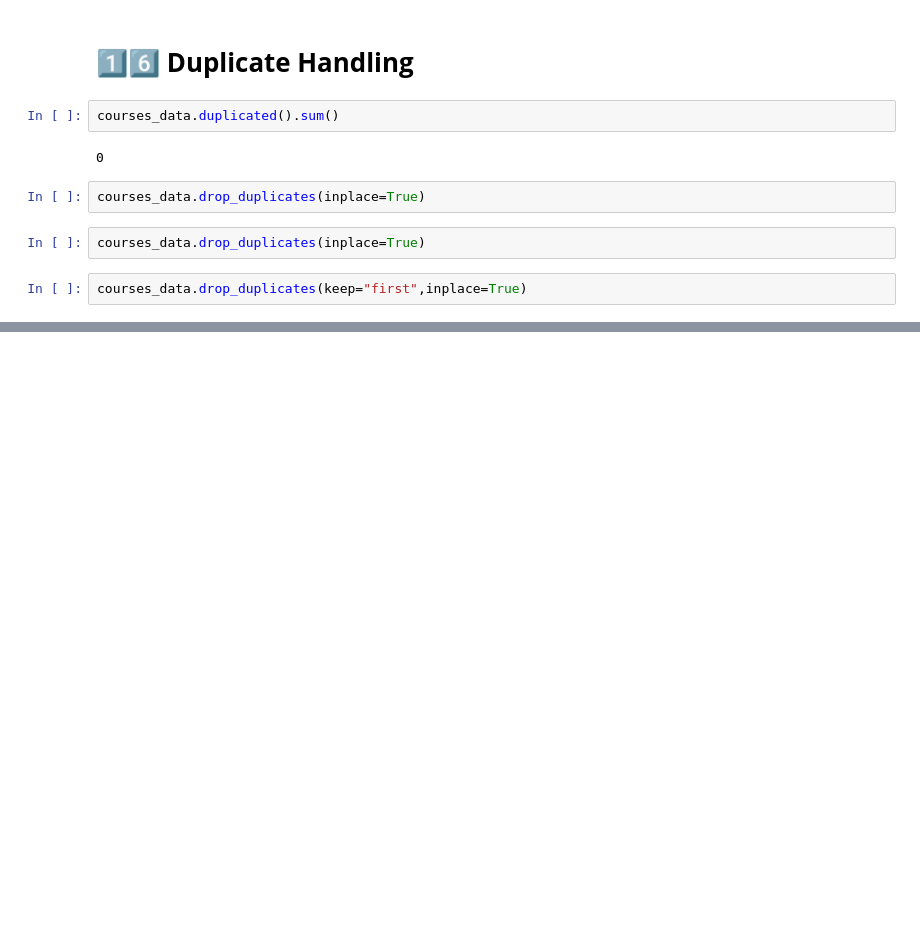
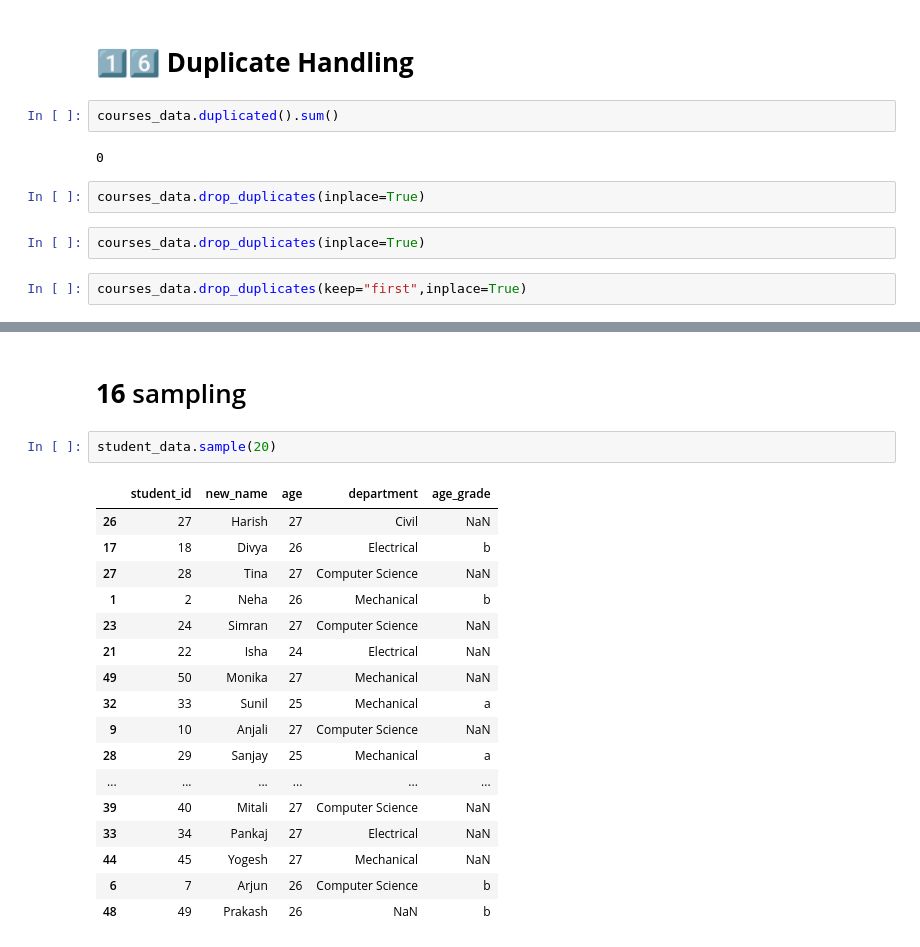
Before and after one commit to layappa/pandas-for-data-analysis, a Jupyter notebook: complete_pandas_operations.ipynb, the cells around one changed output, grey strips where cells are left out. Saved outputs shown, nothing was run; the diff lists cells and outputs as text; blank space fills up the shorter version.

```diff
--- a/complete_pandas_operations.ipynb
+++ b/complete_pandas_operations.ipynb
@@ -524,0 +551,22 @@ courses_data.drop_duplicates(keep="first",inplace=True)
+# %% [markdown]
+# **16** sampling
+# %%
+student_data.sample(20)
+# %% [output]
+|  | student_id | new_name | age | department | age_grade |
+| 26 | 27 | Harish | 27 | Civil | NaN |
+| 17 | 18 | Divya | 26 | Electrical | b |
+| 27 | 28 | Tina | 27 | Computer Science | NaN |
+| 1 | 2 | Neha | 26 | Mechanical | b |
+| 23 | 24 | Simran | 27 | Computer Science | NaN |
+| 21 | 22 | Isha | 24 | Electrical | NaN |
+| 49 | 50 | Monika | 27 | Mechanical | NaN |
+| 32 | 33 | Sunil | 25 | Mechanical | a |
+| 9 | 10 | Anjali | 27 | Computer Science | NaN |
+| 28 | 29 | Sanjay | 25 | Mechanical | a |
+| ... | ... | ... | ... | ... | ... |
+| 39 | 40 | Mitali | 27 | Computer Science | NaN |
+| 33 | 34 | Pankaj | 27 | Electrical | NaN |
+| 44 | 45 | Yogesh | 27 | Mechanical | NaN |
+| 6 | 7 | Arjun | 26 | Computer Science | b |
+| 48 | 49 | Prakash | 26 | NaN | b |
```
Also changed, not shown: parts of 4 cells of this notebook.
